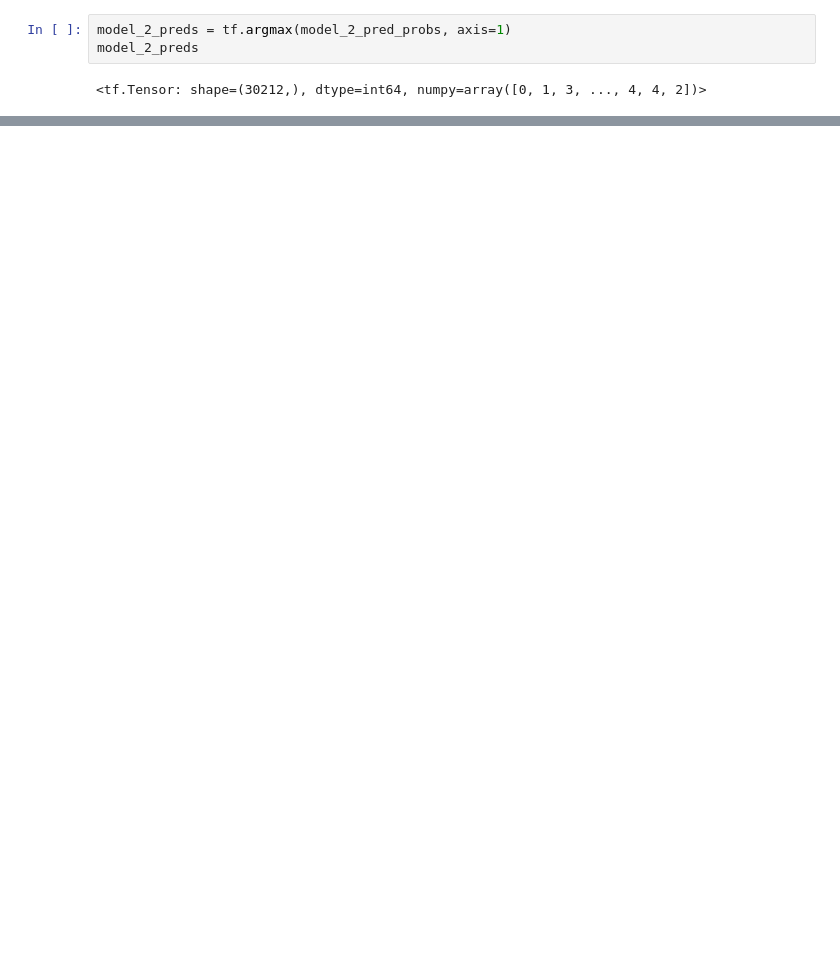
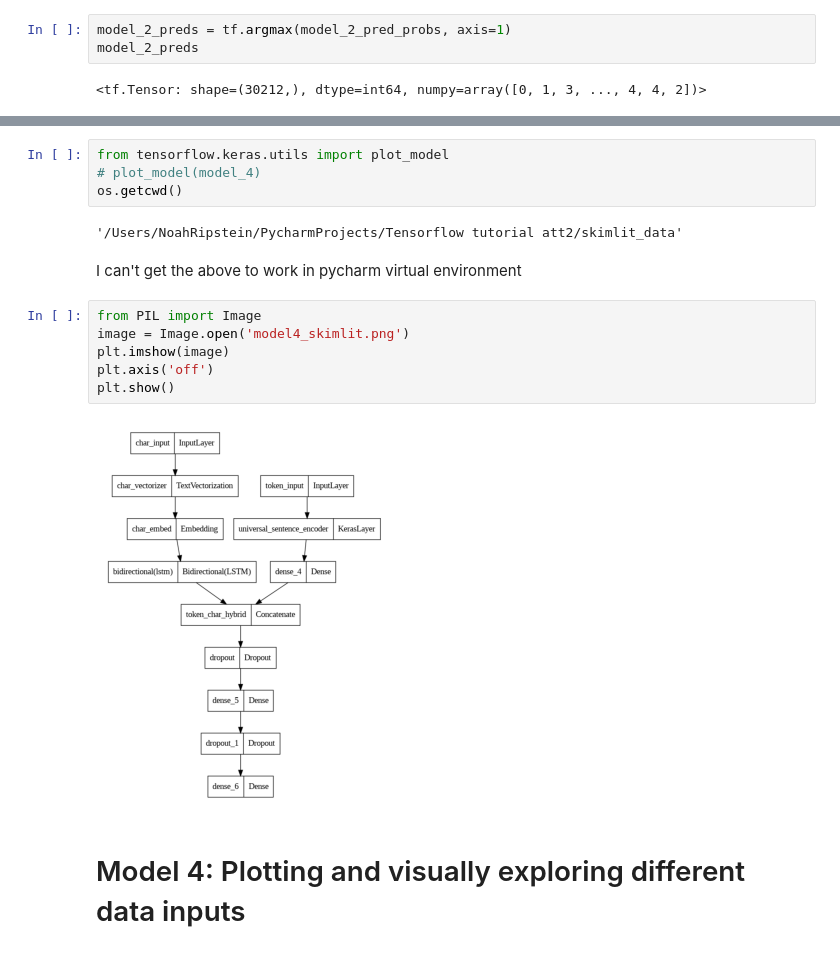
Before and after one commit to nripstein/Learning-Tensorflow, a Jupyter notebook: Milestone Project 2: SkimLit.ipynb, the cells around one changed output, grey strips where cells are left out. Cells and saved outputs as stored; diff of their text form; blank space fills up the shorter version.

Commit message:
Finished first hybrid embedding model

```diff
--- a/Milestone Project 2: SkimLit.ipynb
+++ b/Milestone Project 2: SkimLit.ipynb
@@ -705,0 +950,18 @@ model_2_results
+# %%
+from tensorflow.keras.utils import plot_model
+# plot_model(model_4)
+os.getcwd()
+# %% [output]
+'/Users/NoahRipstein/PycharmProjects/Tensorflow tutorial att2/skimlit_data'
+# %% [markdown]
+I can't get the above to work in pycharm virtual environment
+# %%
+from PIL import Image
+image = Image.open('model4_skimlit.png')
+plt.imshow(image)
+plt.axis('off')
+plt.show()
+# %% [output]
+[figure, added]
+# %% [markdown]
+# Model 4: Plotting and visually exploring different data inputs
```
Also changed, not shown: parts of 44 cells of this notebook.
